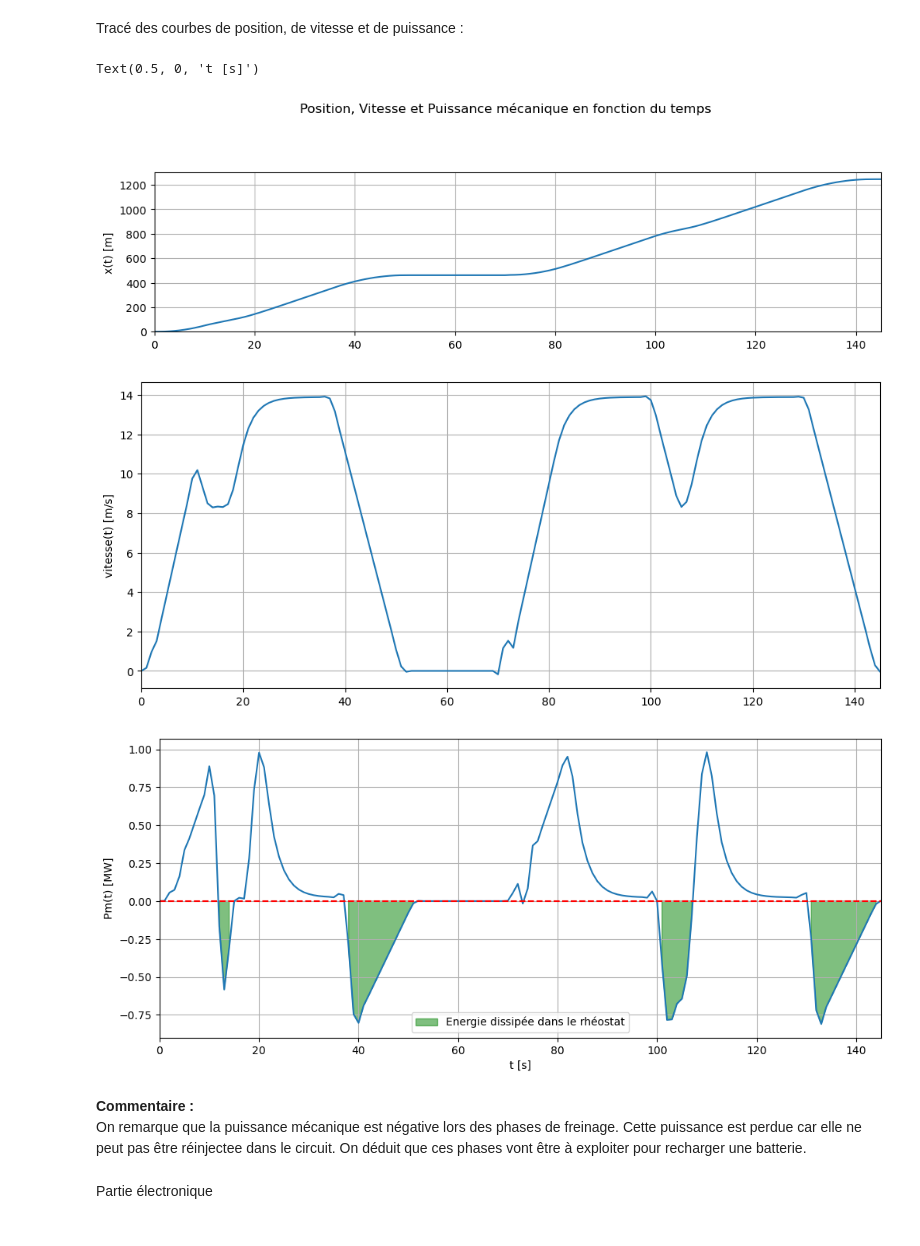
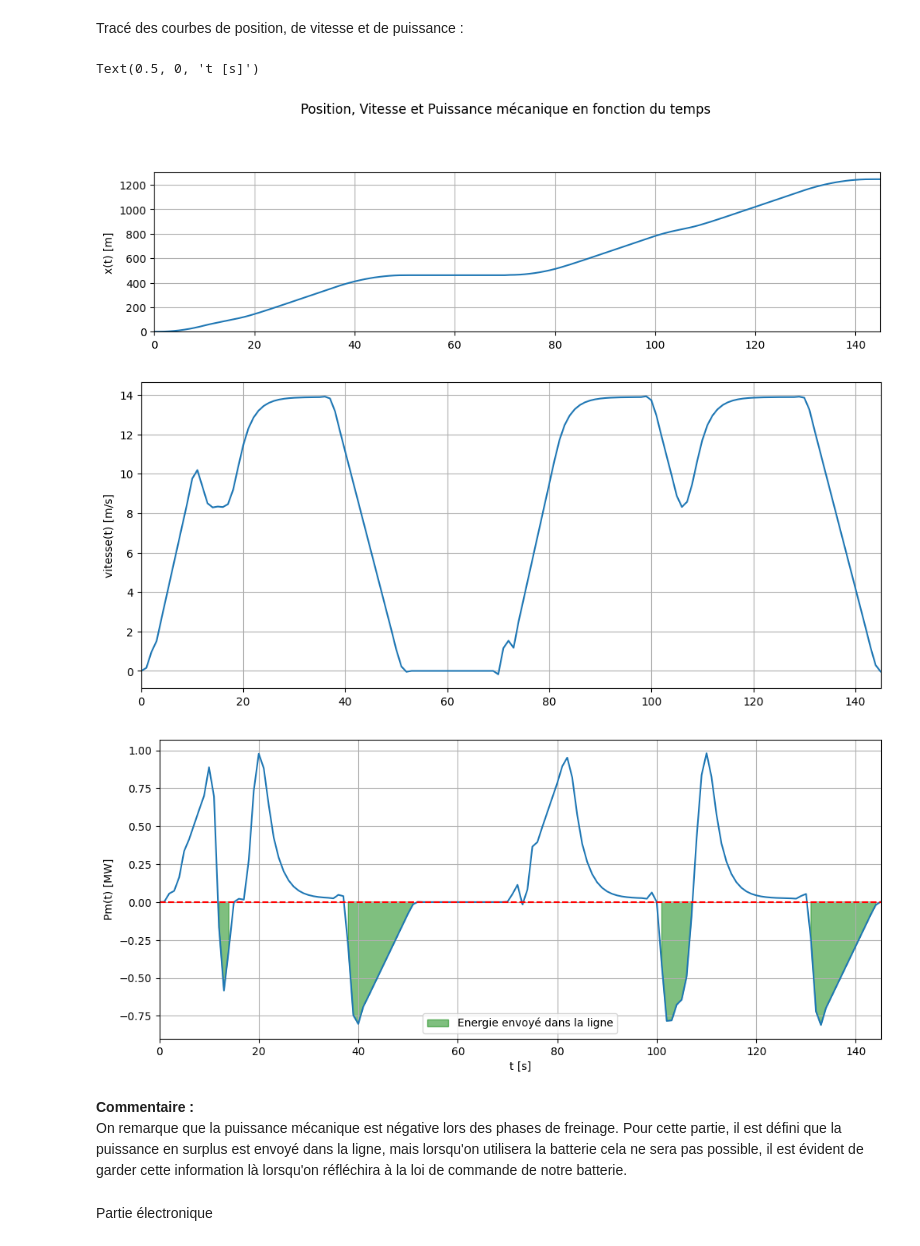
Before and after one commit to xingvxing/xingvxing, a Jupyter notebook: TP4_Partie1.ipynb, the cells around one changed output. Saved outputs shown, nothing was run; the diff lists cells and outputs as text; code cells hidden in the pictures.

```diff
--- a/TP4_Partie1.ipynb
+++ b/TP4_Partie1.ipynb
@@ -155,38 +155,36 @@ Tracé des courbes de position, de vitesse et de puissance :
 # %%
 plt.figure(1,figsize = (12,9))
 plt.subplot(3,1,1)
 plt.plot(Times, X)
 plt.grid()
 plt.xlim([0,145])
 plt.ylim([0,1300])
 plt.ylabel("x(t) [m]")
 plt.suptitle("Position, Vitesse et Puissance mécanique en fonction du temps")
 
 plt.figure(2,figsize = (12,5))
 plt.plot(Times, V)
 plt.grid()
 plt.xlim([0,145])
 plt.ylabel("vitesse(t) [m/s]")
 
 plt.figure(3,figsize = (12,5))
 plt.plot(Times, Pm*1e-6)
 plt.plot(Times, np.zeros(len(Times)), '--', color='red')
 plt.grid()
 plt.xlim([0,145])
-plt.fill_between(Times, Pm*1e-6, 0, where = (Pm*1e-6<=0), color = 'green', alpha = 0.5, label = 'Energie dissipée dans le rhéostat')
+plt.fill_between(Times, Pm*1e-6, 0, where = (Pm*1e-6<=0), color = 'green', alpha = 0.5, label = 'Energie envoyé dans la ligne')
 plt.legend()
 plt.ylabel("Pm(t) [MW]")
 plt.xlabel("t [s]")
 # %% [output]
 Text(0.5, 0, 't [s]')
-[figure, old version]
+[figure, new version]
-[figure, old version]
+[figure, new version]
-[figure, old version]
+[figure, new version]
 # %% [markdown]
 **Commentaire :**
-On remarque que la puissance mécanique est négative lors des phases de freinage.
-Cette puissance est perdue car elle ne peut pas être réinjectee dans le circuit.
-On déduit que ces phases vont être à exploiter pour recharger une batterie.
+On remarque que la puissance mécanique est négative lors des phases de freinage. Pour cette partie, il est défini que la puissance en surplus est envoyé dans la ligne, mais lorsqu'on utilisera la batterie cela ne sera pas possible, il est évident de garder cette information là lorsqu'on réfléchira à la loi de commande de notre batterie.
 # %% [markdown]
 Partie électronique
 # %% [markdown]
```
Also changed, not shown: parts of 12 cells of this notebook, 1 other file.
